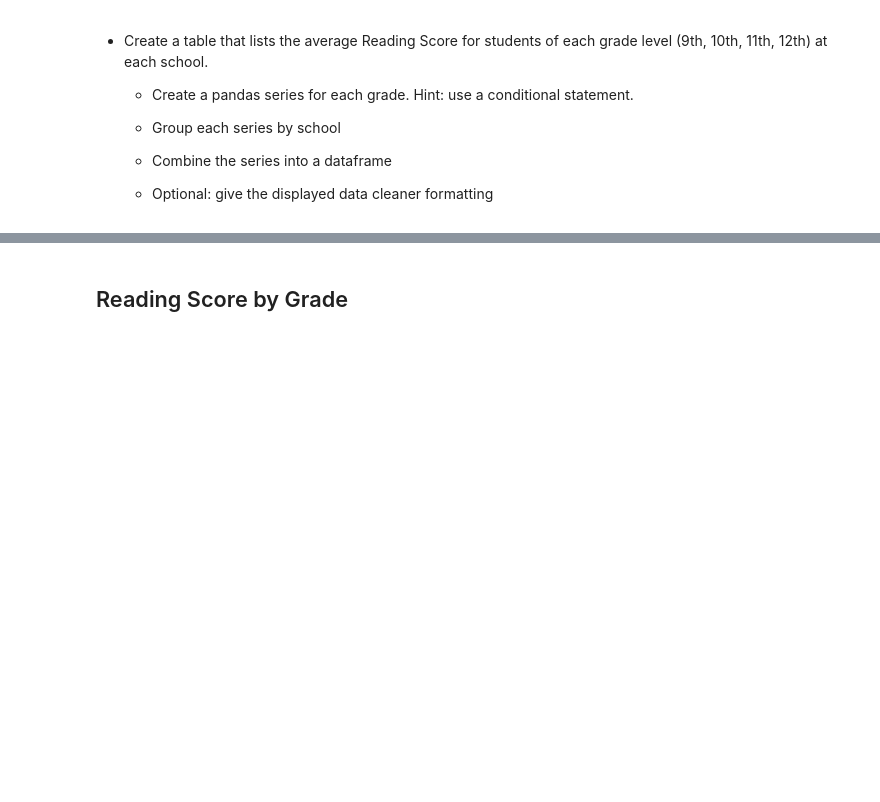
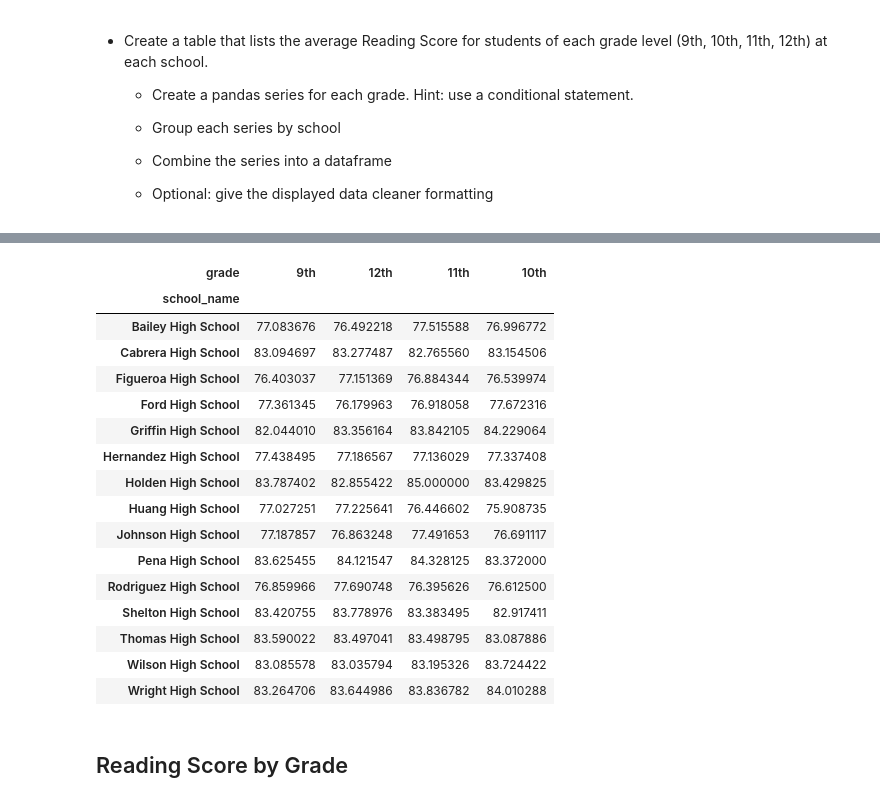
Before and after one commit to mtbulut/Pandas-Challenge-1, a Jupyter notebook: PyCitySchools/PyCitySchools_starter.ipynb, the cells around one changed output, grey strips where cells are left out. Saved outputs shown, nothing was run; the diff lists cells and outputs as text; code cells hidden in the pictures; blank space fills up the shorter version.

Commit message:
Calculate mean math and reading scores by school and grade.

```diff
--- a/PyCitySchools/PyCitySchools_starter.ipynb
+++ b/PyCitySchools/PyCitySchools_starter.ipynb
@@ -177,3 +159,30 @@ schools.sort_values('Overall Passing Rate', ascending=True).head()
+# %%
+scores = school_data_complete.groupby(['grade','school_name'])\
+    .agg({'math_score':'mean',
+          'reading_score':'mean'
+    })
+
+cols = school_data_complete['grade'].unique()
+
+scores.unstack(level='grade')['math_score'][cols]
+# %% [output]
+| grade | 9th | 12th | 11th | 10th |
+| school_name |  |  |  |  |
+| Bailey High School | 77.083676 | 76.492218 | 77.515588 | 76.996772 |
+| Cabrera High School | 83.094697 | 83.277487 | 82.765560 | 83.154506 |
+| Figueroa High School | 76.403037 | 77.151369 | 76.884344 | 76.539974 |
+| Ford High School | 77.361345 | 76.179963 | 76.918058 | 77.672316 |
+| Griffin High School | 82.044010 | 83.356164 | 83.842105 | 84.229064 |
+| Hernandez High School | 77.438495 | 77.186567 | 77.136029 | 77.337408 |
+| Holden High School | 83.787402 | 82.855422 | 85.000000 | 83.429825 |
+| Huang High School | 77.027251 | 77.225641 | 76.446602 | 75.908735 |
+| Johnson High School | 77.187857 | 76.863248 | 77.491653 | 76.691117 |
+| Pena High School | 83.625455 | 84.121547 | 84.328125 | 83.372000 |
+| Rodriguez High School | 76.859966 | 77.690748 | 76.395626 | 76.612500 |
+| Shelton High School | 83.420755 | 83.778976 | 83.383495 | 82.917411 |
+| Thomas High School | 83.590022 | 83.497041 | 83.498795 | 83.087886 |
+| Wilson High School | 83.085578 | 83.035794 | 83.195326 | 83.724422 |
+| Wright High School | 83.264706 | 83.644986 | 83.836782 | 84.010288 |
 # %% [markdown]
 ## Reading Score by Grade
 # %% [markdown]
```
Also changed, not shown: parts of 3 cells of this notebook.
